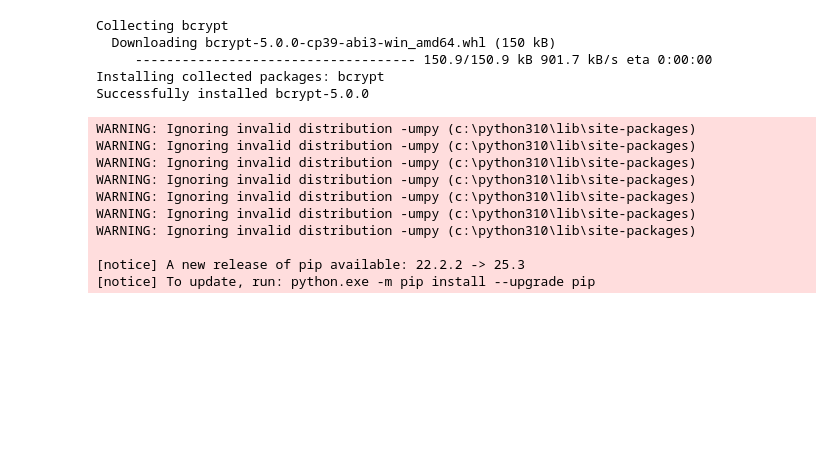
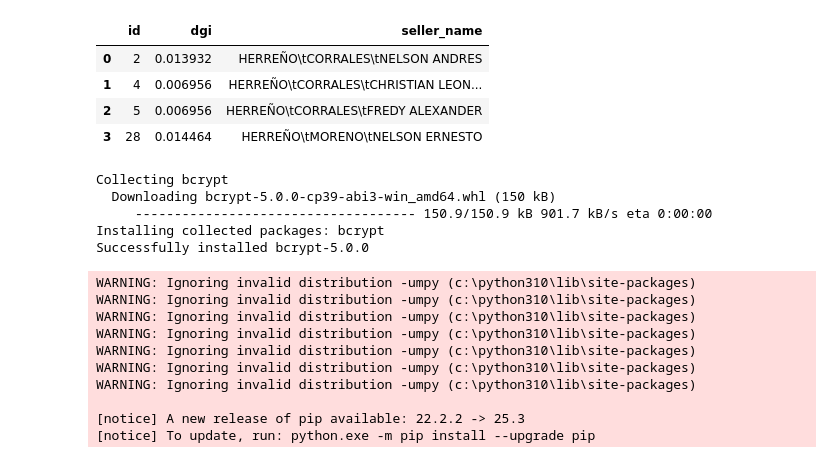
Before and after one commit to AjoloteCosmico/tyrsaAdmin, a Jupyter notebook: public/notebook.ipynb, the cells around one changed output. Saved outputs shown, nothing was run; the diff lists cells and outputs as text; code cells hidden in the pictures; blank space fills up the shorter version.

```diff
--- a/public/notebook.ipynb
+++ b/public/notebook.ipynb
@@ -452,0 +410,29 @@ for i in range(7):
+# %%
+import sys
+import mysql.connector
+import xlsxwriter
+from xlsxwriter.utility import xl_rowcol_to_cell
+import pandas as pd
+import sys
+import mysql.connector
+import os
+import datetime
+from dateutil.relativedelta import relativedelta
+import numpy as np
+
+from dotenv import load_dotenv
+load_dotenv()
+#configurar la conexion a la base de datos
+DB_USERNAME = os.getenv('DB_USERNAME')
+DB_DATABASE = os.getenv('DB_DATABASE')
+DB_PASSWORD = os.getenv('DB_PASSWORD')
+DB_PORT = os.getenv('DB_PORT')
+a_color='#354F84'
+b_color='#91959E'
+# Conectar a DB
+cnx = mysql.connector.connect(user=DB_USERNAME,
+                              password=DB_PASSWORD,
+                              host='localhost',
+                              port=DB_PORT,
+                              database=DB_DATABASE,
+                              use_pure=False)
@@ -452,0 +449,2 @@ for i in range(7):
+# %%
+dgi=pd.read_sql("select id,dgi,seller_name from sellers where  dgi > 0",cnx)
@@ -453,3 +521,11 @@ for i in range(7):
+# %%
+dgi
+# %% [output]
+|  | id | dgi | seller_name |
+| 0 | 2 | 0.013932 | HERREÑO\tCORRALES\tNELSON ANDRES |
+| 1 | 4 | 0.006956 | HERREÑO\tCORRALES\tCHRISTIAN LEON... |
+| 2 | 5 | 0.006956 | HERREÑO\tCORRALES\tFREDY ALEXANDER |
+| 3 | 28 | 0.014464 | HERREÑO\tMORENO\tNELSON ERNESTO |
 # %%
 !pip install bcrypt
 # %% [output]
```
Also changed, not shown: parts of 12 cells of this notebook, 4 other files.
